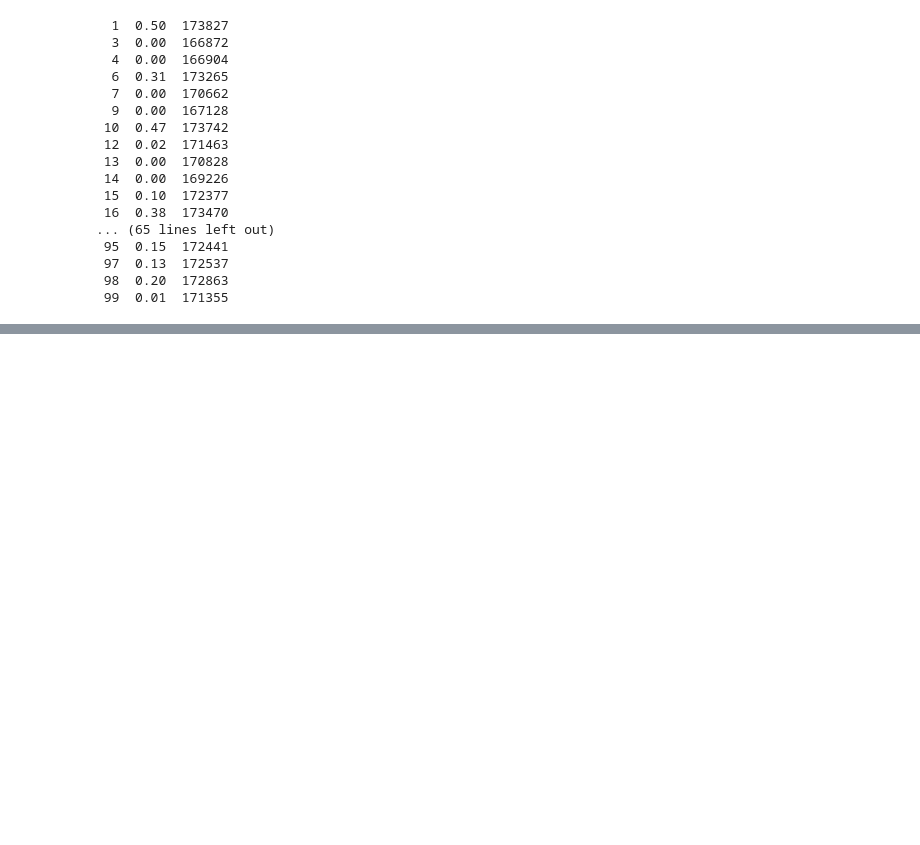
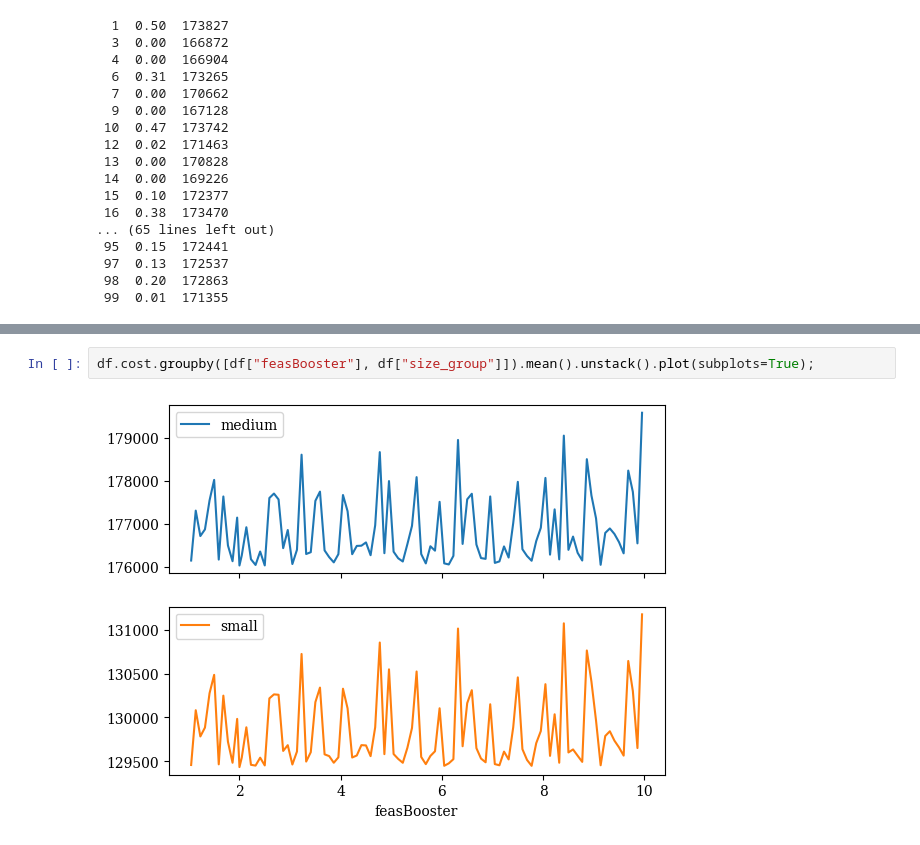
Before and after one commit to N-Wouda/Euro-NeurIPS-2022, a Jupyter notebook: notebooks/dynamic-tuning.ipynb, the cells around one changed output, grey strips where cells are left out. Drawn from its saved outputs; the diff is of its cells as text; blank space fills up the shorter version.

```diff
--- a/notebooks/dynamic-tuning.ipynb
+++ b/notebooks/dynamic-tuning.ipynb
@@ -252,0 +266,4 @@ for exp in range(1, 101):
+# %%
+df.cost.groupby([df["feasBooster"], df["size_group"]]).mean().unstack().plot(subplots=True);
+# %% [output]
+[figure, added]
```
Also changed, not shown: parts of 19 cells of this notebook.
